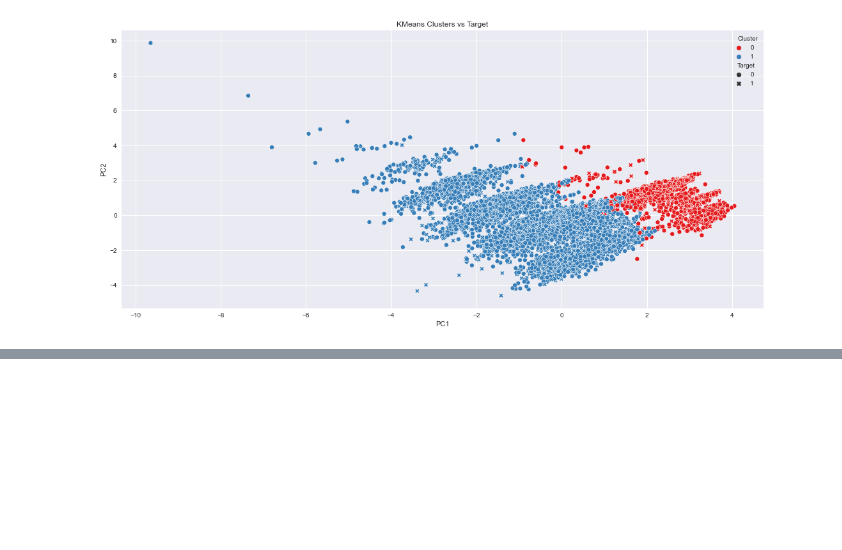
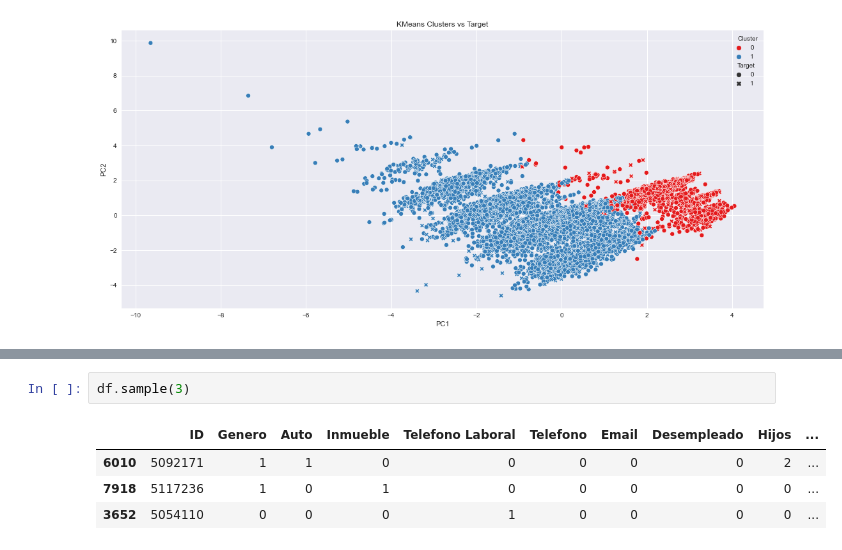
Before and after one commit to NestorDiazDataSC/Analisis_de_Datos, a Jupyter notebook: Credit_Card/CreditCard.ipynb, the cells around one changed output, grey strips where cells are left out. Saved outputs shown, nothing was run; the diff lists cells and outputs as text; blank space fills up the shorter version.

```diff
--- a/Credit_Card/CreditCard.ipynb
+++ b/Credit_Card/CreditCard.ipynb
@@ -955,0 +973,7 @@ plt.show()
+# %%
+df.sample(3)
+# %% [output]
+|  | ID | Genero | Auto | Inmueble | Telefono Laboral | Telefono | Email | Desempleado | Hijos | ... |
+| 6010 | 5092171 | 1 | 1 | 0 | 0 | 0 | 0 | 0 | 2 | ... |
+| 7918 | 5117236 | 1 | 0 | 1 | 0 | 0 | 0 | 0 | 0 | ... |
+| 3652 | 5054110 | 0 | 0 | 0 | 1 | 0 | 0 | 0 | 0 | ... |
```
Also changed, not shown: parts of 35 cells of this notebook.
